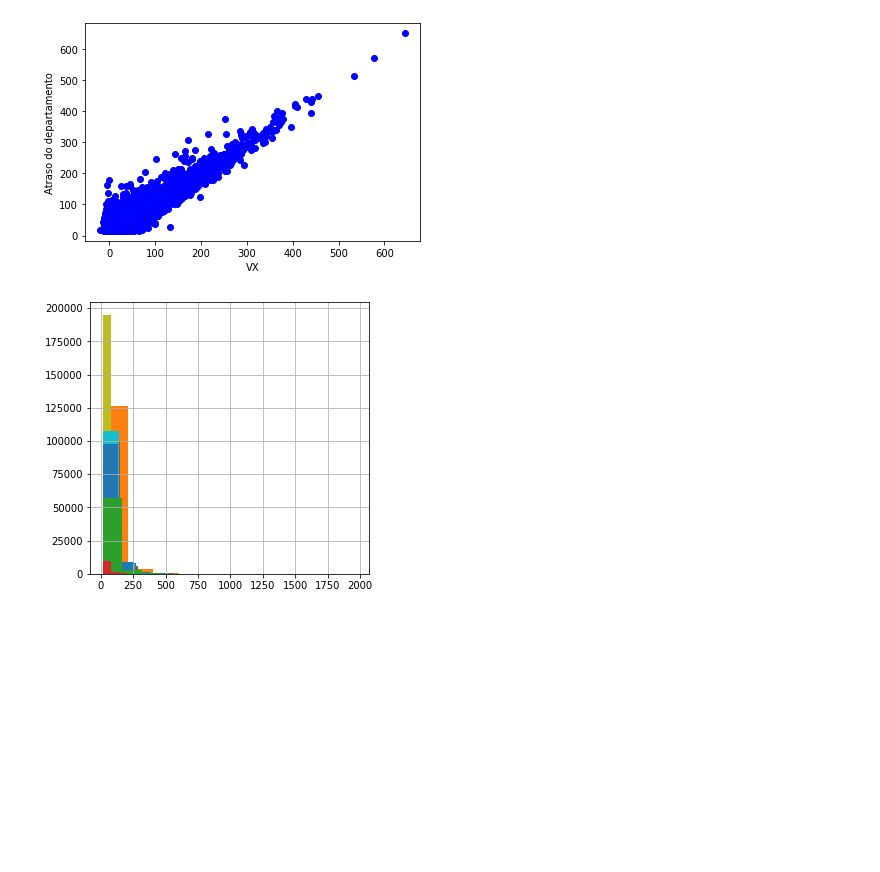
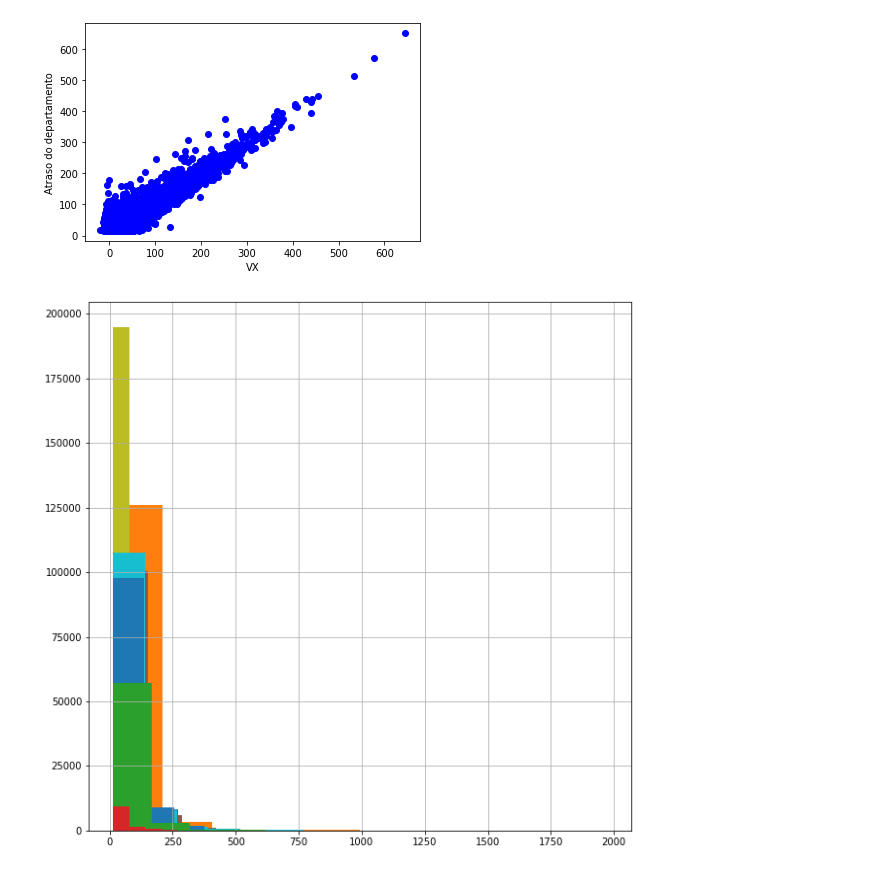
Before and after one commit to IonaSantana/Artificial-Intelligence, a Jupyter notebook: Flight_delay.ipynb, the cells around one changed output. Drawn from its saved outputs; the diff is of its cells as text; code cells hidden in the pictures; blank space fills up the shorter version.

```diff
--- a/Flight_delay.ipynb
+++ b/Flight_delay.ipynb
@@ -120,7 +120,7 @@ LATE_AIRCRAFT_DELAY    4755640
 WEATHER_DELAY          4755640
 dtype: int64
 # %%
-flights = flights.drop(['CANCELLATION_REASON'], axis=1)
+flights = flights.drop(['CANCELLATION_REASON', ], axis=1)
 # %%
 flights = flights.dropna()
 # %% [markdown]
@@ -287,8 +293,8 @@ plt.show()
 # %%
 for companhia in airline['IATA_CODE']:
   companhia_plot = flights_time[flights_time['AIRLINE'] == companhia]
   plt.subplot()
-  companhia_plot['ARRIVAL_DELAY'].hist(figsize=[5,5])
+  companhia_plot['ARRIVAL_DELAY'].hist(figsize=[10,10])
 plt.show()
 # %% [output]
-[figure, old version]
+[figure, new version]
```
Also changed, not shown: parts of 3 cells of this notebook.
